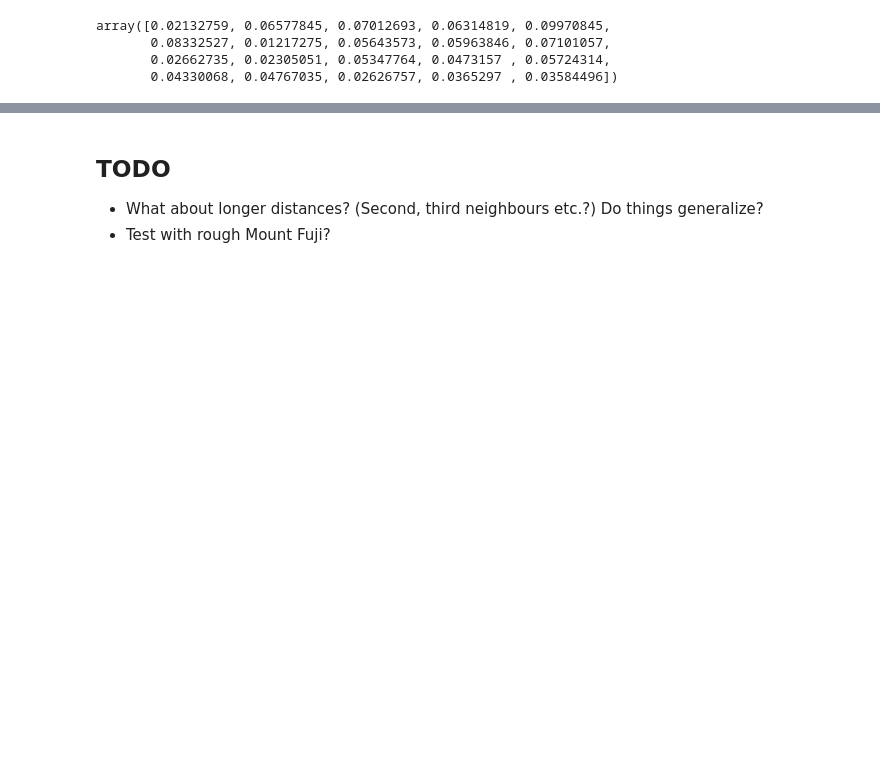
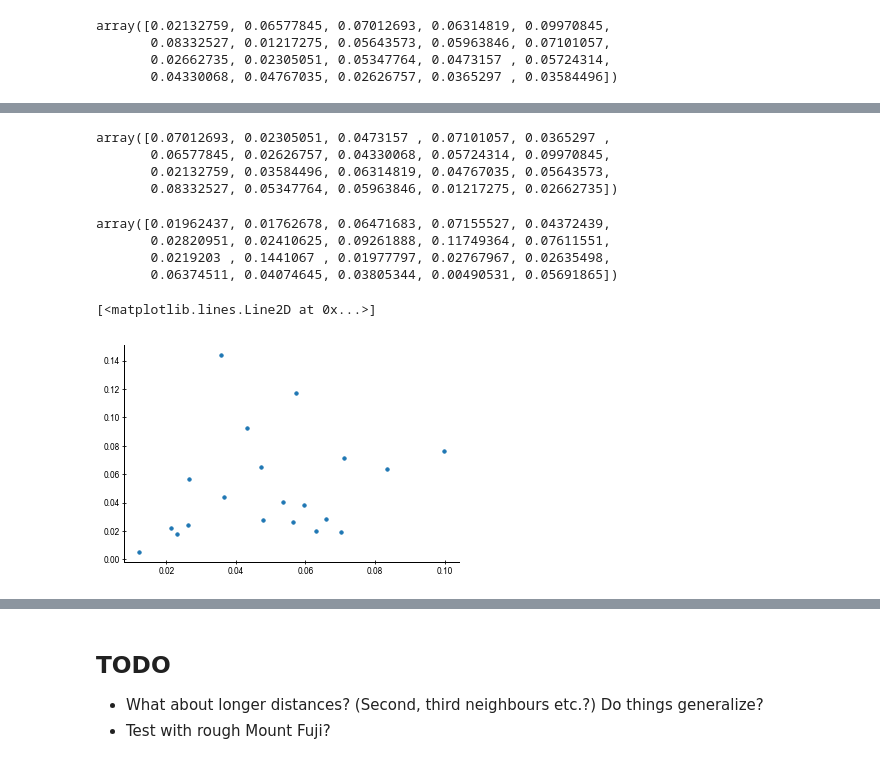
Before and after one commit to andim/peptidome, a Jupyter notebook: code/nnprob_likelihood/math.ipynb, the cells around one changed output, grey strips where cells are left out. Drawn from its saved outputs; the diff is of its cells as text; code cells hidden in the pictures; blank space fills up the shorter version.

```diff
--- a/code/nnprob_likelihood/math.ipynb
+++ b/code/nnprob_likelihood/math.ipynb
@@ -180,0 +248,27 @@ ax.set_xlabel('Probability');
+# %%
+df = Counter(human, 1).to_df(norm=True, clean=True)
+df.sort_values('seq', inplace=True)
+pi = np.asarray(df['freq'])
+pi
+# %% [output]
+array([0.07012693, 0.02305051, 0.0473157 , 0.07101057, 0.0365297 ,
+       0.06577845, 0.02626757, 0.04330068, 0.05724314, 0.09970845,
+       0.02132759, 0.03584496, 0.06314819, 0.04767035, 0.05643573,
+       0.08332527, 0.05347764, 0.05963846, 0.01217275, 0.02662735])
+# %%
+df = Counter(proteome_path('Malaria'), 1).to_df(norm=True, clean=True)
+df.sort_values('seq', inplace=True)
+pi2 = np.asarray(df['freq'])
+pi2
+# %% [output]
+array([0.01962437, 0.01762678, 0.06471683, 0.07155527, 0.04372439,
+       0.02820951, 0.02410625, 0.09261888, 0.11749364, 0.07611551,
+       0.0219203 , 0.1441067 , 0.01977797, 0.02767967, 0.02635498,
+       0.06374511, 0.04074645, 0.03805344, 0.00490531, 0.05691865])
+# %%
+plt.plot(pi, pi2, 'o')
+#plt.xscale('log')
+#plt.yscale('log')
+# %% [output]
+[<matplotlib.lines.Line2D at 0x...>]
+[figure, added]
```
Also changed, not shown: parts of 21 cells of this notebook, 2 other files.
